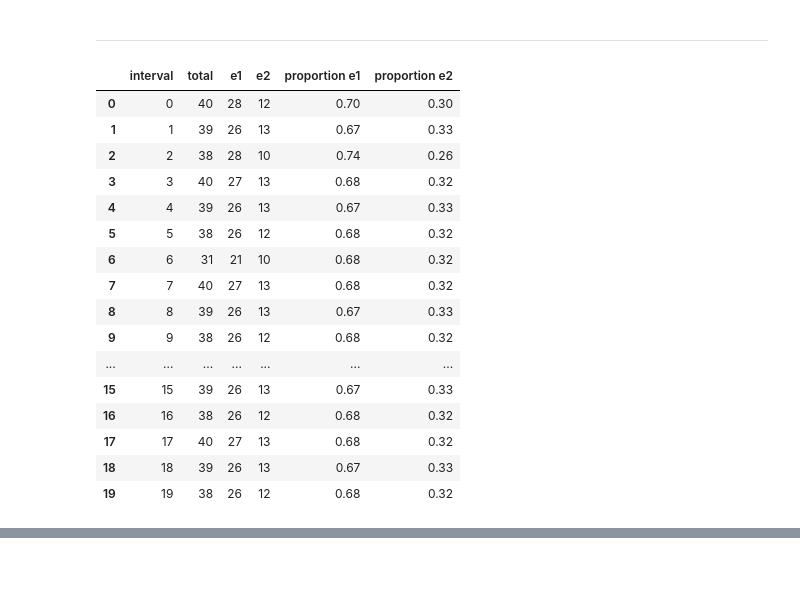
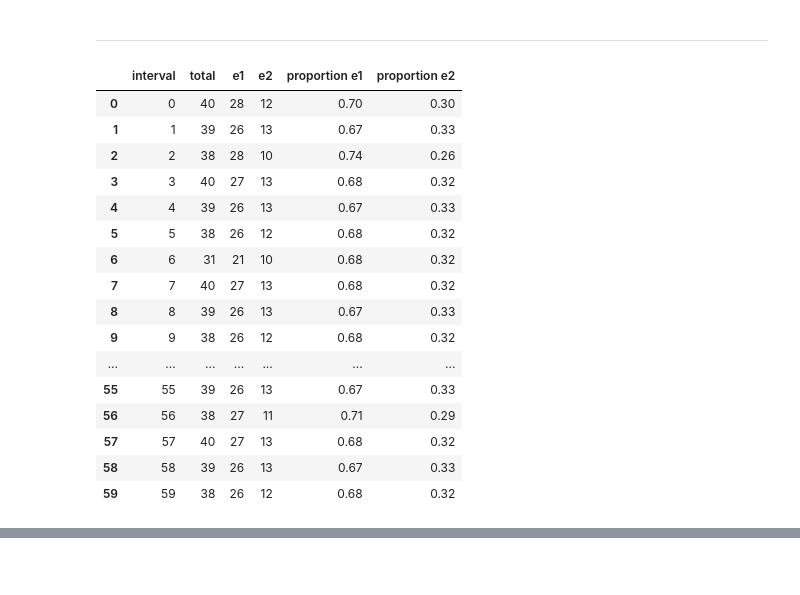
Before and after one commit to JuanPablo2019/myst_jprm_lab2, a Jupyter notebook: notebook.ipynb, the cells around one changed output, grey strips where cells are left out. Drawn from its saved outputs; the diff is of its cells as text; code cells hidden in the pictures.

```diff
--- a/notebook.ipynb
+++ b/notebook.ipynb
@@ -252,0 +169,3 @@ w_exp_2['proportion e2'] = prop2_e2
+# %%
+wmid_exp2_h = fn.f_martingale(data_ob=dt.ob_data, price='weighted_midprice', interval='minutes')
+wmid_exp2_h.head(10)
@@ -319,24 +252,24 @@ In the other hand the proportion that did not acomplish the property is 0.32
 ## <font color= #6B6B6B> 5.4 Results of Weighted Mid Price series from the first trading hour group by minute  </font>
 # %% [markdown]
 <hr style="border:0.02in solid gray"> </hr>
-# %%
-w_exp_2.head(20)
-# %% [output]
-|  | interval | total | e1 | e2 | proportion e1 | proportion e2 |
-| 0 | 0 | 40 | 28 | 12 | 0.70 | 0.30 |
-| 1 | 1 | 39 | 26 | 13 | 0.67 | 0.33 |
-| 2 | 2 | 38 | 28 | 10 | 0.74 | 0.26 |
-| 3 | 3 | 40 | 27 | 13 | 0.68 | 0.32 |
-| 4 | 4 | 39 | 26 | 13 | 0.67 | 0.33 |
-| 5 | 5 | 38 | 26 | 12 | 0.68 | 0.32 |
-| 6 | 6 | 31 | 21 | 10 | 0.68 | 0.32 |
-| 7 | 7 | 40 | 27 | 13 | 0.68 | 0.32 |
-| 8 | 8 | 39 | 26 | 13 | 0.67 | 0.33 |
-| 9 | 9 | 38 | 26 | 12 | 0.68 | 0.32 |
-| ... | ... | ... | ... | ... | ... | ... |
-| 15 | 15 | 39 | 26 | 13 | 0.67 | 0.33 |
-| 16 | 16 | 38 | 26 | 12 | 0.68 | 0.32 |
-| 17 | 17 | 40 | 27 | 13 | 0.68 | 0.32 |
-| 18 | 18 | 39 | 26 | 13 | 0.67 | 0.33 |
-| 19 | 19 | 38 | 26 | 12 | 0.68 | 0.32 |
+# %%
+wmid_exp2_h
+# %% [output]
+|  | interval | total | e1 | e2 | proportion e1 | proportion e2 |
+| 0 | 0 | 40 | 28 | 12 | 0.70 | 0.30 |
+| 1 | 1 | 39 | 26 | 13 | 0.67 | 0.33 |
+| 2 | 2 | 38 | 28 | 10 | 0.74 | 0.26 |
+| 3 | 3 | 40 | 27 | 13 | 0.68 | 0.32 |
+| 4 | 4 | 39 | 26 | 13 | 0.67 | 0.33 |
+| 5 | 5 | 38 | 26 | 12 | 0.68 | 0.32 |
+| 6 | 6 | 31 | 21 | 10 | 0.68 | 0.32 |
+| 7 | 7 | 40 | 27 | 13 | 0.68 | 0.32 |
+| 8 | 8 | 39 | 26 | 13 | 0.67 | 0.33 |
+| 9 | 9 | 38 | 26 | 12 | 0.68 | 0.32 |
+| ... | ... | ... | ... | ... | ... | ... |
+| 55 | 55 | 39 | 26 | 13 | 0.67 | 0.33 |
+| 56 | 56 | 38 | 27 | 11 | 0.71 | 0.29 |
+| 57 | 57 | 40 | 27 | 13 | 0.68 | 0.32 |
+| 58 | 58 | 39 | 26 | 13 | 0.67 | 0.33 |
+| 59 | 59 | 38 | 26 | 12 | 0.68 | 0.32 |
 # %%
```
Also changed, not shown: parts of 24 cells of this notebook, 1 other file.
